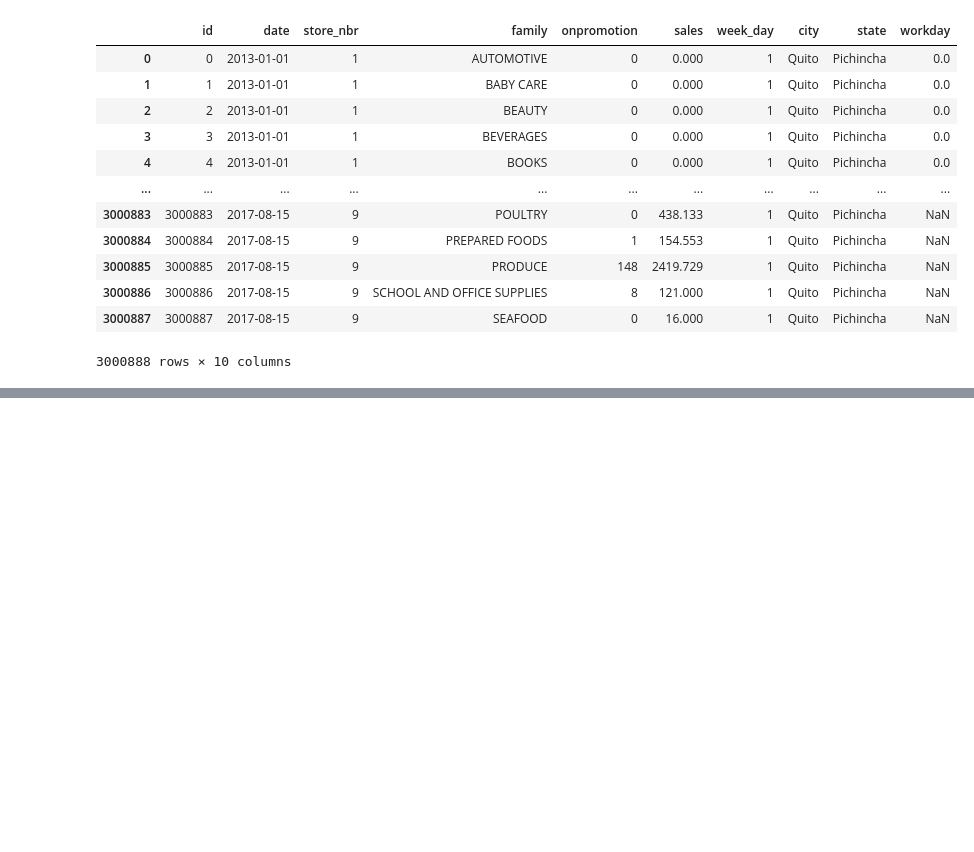
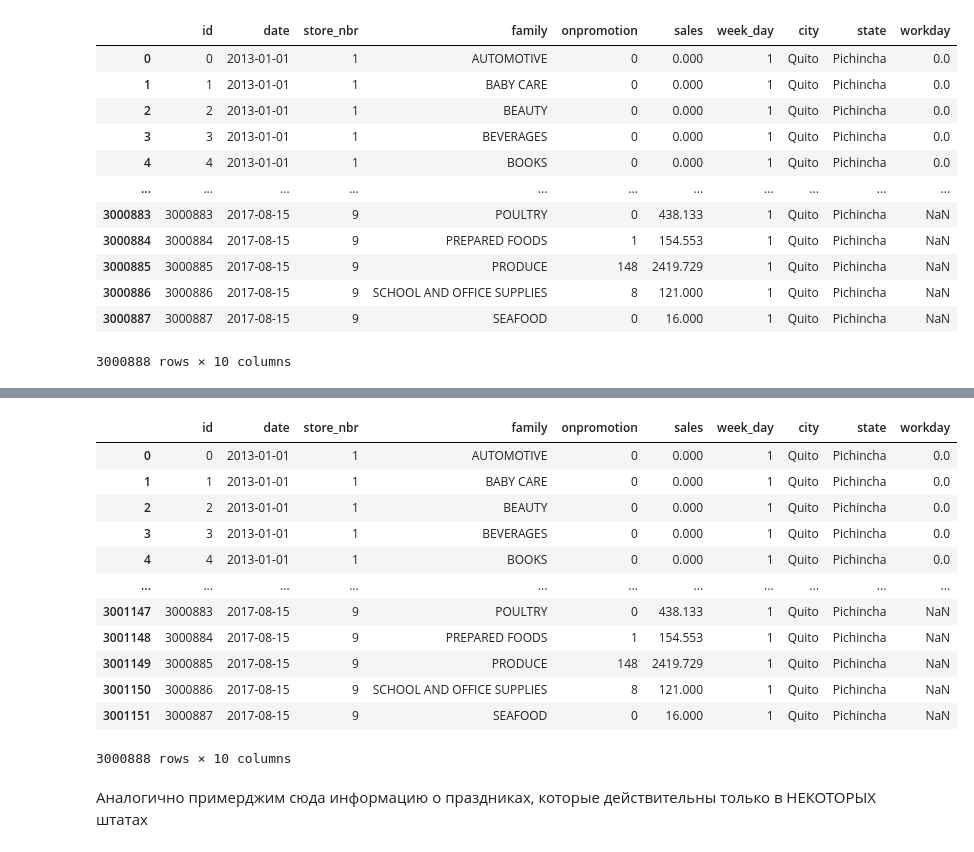
Before and after one commit to anthonypotekhin/kaggle, a Jupyter notebook: store_sales.ipynb, the cells around one changed output, grey strips where cells are left out. Drawn from its saved outputs; the diff is of its cells as text; code cells hidden in the pictures; blank space fills up the shorter version.

```diff
--- a/store_sales.ipynb
+++ b/store_sales.ipynb
@@ -296,0 +297,28 @@ array(['Ambato', 'Babahoyo', 'Cayambe', 'Cuenca', 'Daule', 'El Carmen',
+# %%
+train_filled = pd.merge(train_filled,
+                  holidays_for_cities[['date', 'city', 'workday']],
+                  how='left',
+                  on=['date', 'city'])
+
+train_filled['workday'] = train_filled['workday_y'].fillna(train_filled['workday_x'])
+train_filled = train_filled.drop(['workday_x', 'workday_y'], axis=1)
+
+train_filled = train_filled.drop_duplicates('id')
+
+train_filled
+# %% [output]
+|  | id | date | store_nbr | family | onpromotion | sales | week_day | city | state | workday |
+| 0 | 0 | 2013-01-01 | 1 | AUTOMOTIVE | 0 | 0.000 | 1 | Quito | Pichincha | 0.0 |
+| 1 | 1 | 2013-01-01 | 1 | BABY CARE | 0 | 0.000 | 1 | Quito | Pichincha | 0.0 |
+| 2 | 2 | 2013-01-01 | 1 | BEAUTY | 0 | 0.000 | 1 | Quito | Pichincha | 0.0 |
+| 3 | 3 | 2013-01-01 | 1 | BEVERAGES | 0 | 0.000 | 1 | Quito | Pichincha | 0.0 |
+| 4 | 4 | 2013-01-01 | 1 | BOOKS | 0 | 0.000 | 1 | Quito | Pichincha | 0.0 |
+| ... | ... | ... | ... | ... | ... | ... | ... | ... | ... | ... |
+| 3001147 | 3000883 | 2017-08-15 | 9 | POULTRY | 0 | 438.133 | 1 | Quito | Pichincha | NaN |
+| 3001148 | 3000884 | 2017-08-15 | 9 | PREPARED FOODS | 1 | 154.553 | 1 | Quito | Pichincha | NaN |
+| 3001149 | 3000885 | 2017-08-15 | 9 | PRODUCE | 148 | 2419.729 | 1 | Quito | Pichincha | NaN |
+| 3001150 | 3000886 | 2017-08-15 | 9 | SCHOOL AND OFFICE SUPPLIES | 8 | 121.000 | 1 | Quito | Pichincha | NaN |
+| 3001151 | 3000887 | 2017-08-15 | 9 | SEAFOOD | 0 | 16.000 | 1 | Quito | Pichincha | NaN |
+3000888 rows × 10 columns
+# %% [markdown]
+Аналогично примерджим сюда информацию о праздниках, которые действительны только в НЕКОТОРЫХ штатах
```
Also changed, not shown: parts of 17 cells of this notebook.
